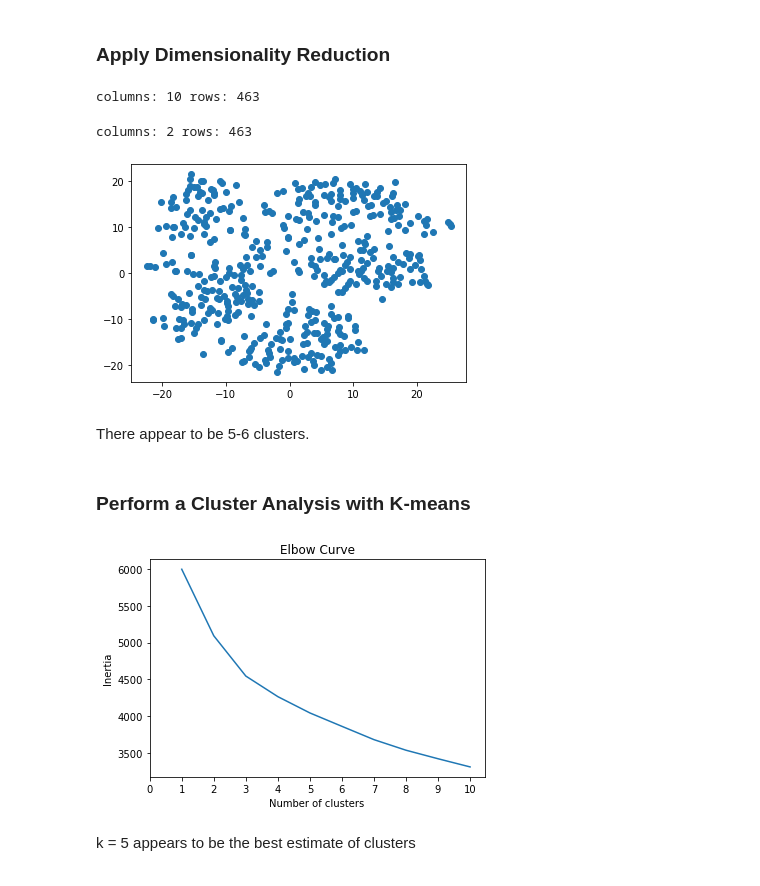
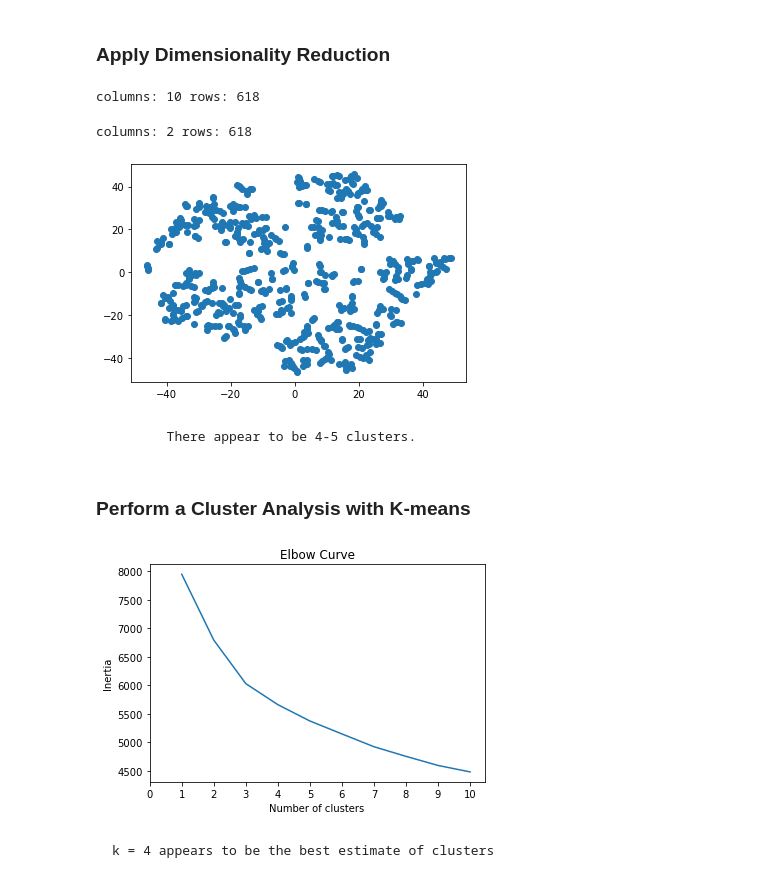
Before and after one commit to sajeanpage/module_20_unsupervised_machine_learning_challenge, a Jupyter notebook: Analysis/Unsupervised_ML.ipynb, the cells around one changed output. Saved outputs shown, nothing was run; the diff lists cells and outputs as text; code cells hidden in the pictures.

```diff
--- a/Analysis/Unsupervised_ML.ipynb
+++ b/Analysis/Unsupervised_ML.ipynb
@@ -34,37 +34,36 @@ myopiaDF.head(2)
 # %%
 # split data
 X = myopiaDF
-X_train, X_test, y_train, y_test = train_test_split(X, y, random_state = 42)
 
 # scale data
 scaler = StandardScaler()
-X_train_scaled = scaler.fit_transform(X_train)
+X_scaled = scaler.fit_transform(X)
 # %% [markdown]
 ### Apply Dimensionality Reduction
 # %%
 # use pca
 pca = PCA(n_components = 0.90)
-X_pca = pca.fit_transform(X_train_scaled)
+X_pca = pca.fit_transform(X_scaled)
 X_pcaDF = pd.DataFrame(data = X_pca)
 
 print(f"columns: {X_pcaDF.shape[1]} rows: {X_pcaDF.shape[0]}")
 # %% [output]
-columns: 10 rows: 463
+columns: 10 rows: 618
 # %%
-tsne = TSNE(learning_rate=30, perplexity=30)
+tsne = TSNE(learning_rate=7, perplexity=7)
 tsne_features = tsne.fit_transform(X_pcaDF)
 tsneDF = pd.DataFrame(data = tsne_features)
 
 print(f"columns: {tsneDF.shape[1]} rows: {tsneDF.shape[0]}")
 
 # Scatter plot
 plt.scatter(tsneDF[0], tsneDF[1])
 plt.show()
 # %% [output]
-columns: 2 rows: 463
+columns: 2 rows: 618
-[figure, old version]
+[figure, new version]
 # %% [markdown]
-There appear to be 5-6 clusters.
+           There appear to be 4-5 clusters.
 # %% [markdown]
 ### Perform a Cluster Analysis with K-means
 # %%
@@ -88,6 +87,6 @@ plt.xlabel('Number of clusters')
 plt.ylabel('Inertia')
 plt.show()
 # %% [output]
-[figure, old version]
+[figure, new version]
 # %% [markdown]
-k = 5 appears to be the best estimate of clusters
+    k = 4 appears to be the best estimate of clusters
```
Also changed, not shown: 2 other files.
